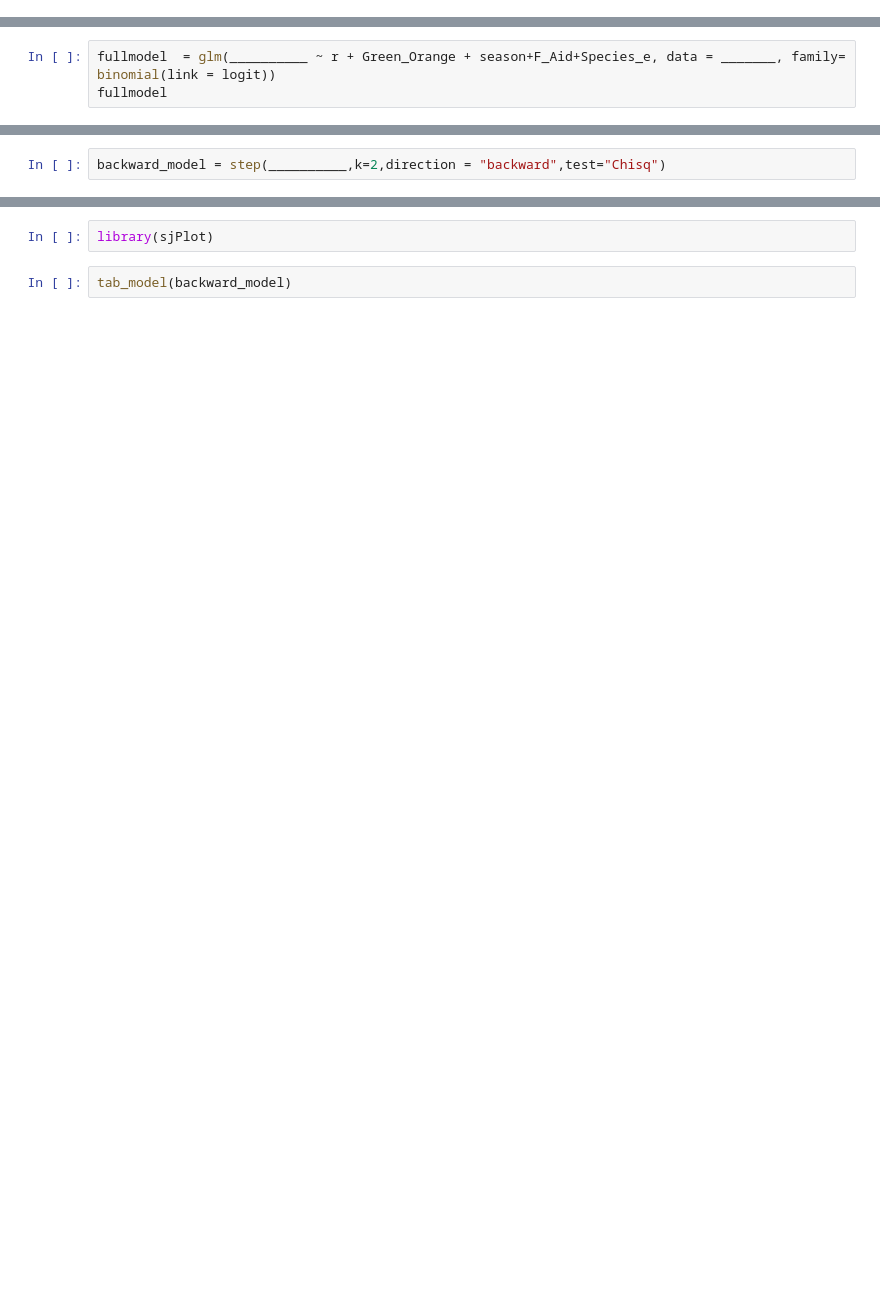
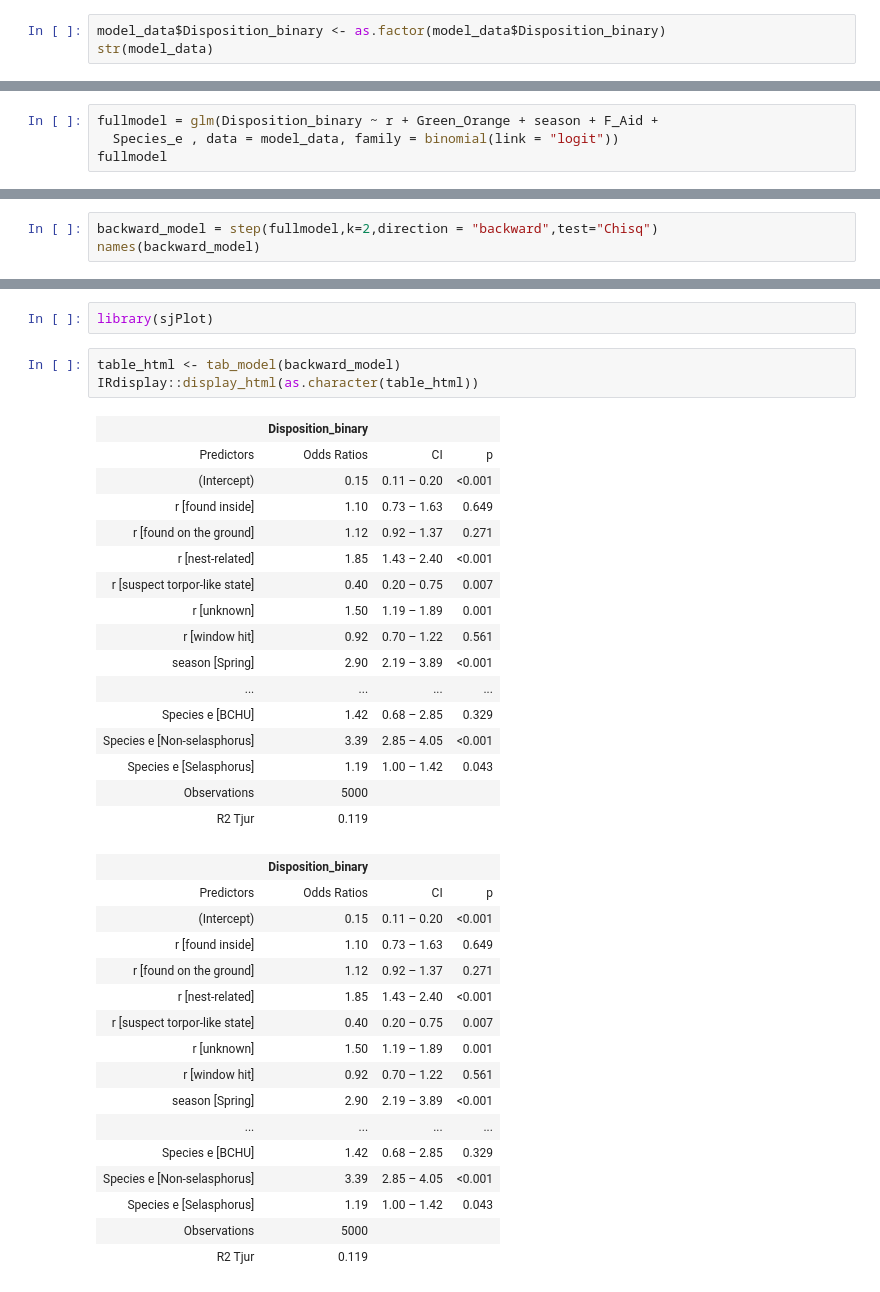
Before and after one commit to Amritavarc/MPM_200_Chennapragada, a Jupyter notebook: notebooks/assignment_1_will__hummers_survive_AmritaChennapragada.ipynb, the cells around one changed output, grey strips where cells are left out. Drawn from its saved outputs; the diff is of its cells as text; blank space fills up the shorter version.

```diff
--- a/notebooks/assignment_1_will__hummers_survive_AmritaChennapragada.ipynb
+++ b/notebooks/assignment_1_will__hummers_survive_AmritaChennapragada.ipynb
@@ -546,3 +548,6 @@ beep_colab("smb_stage_clear")   # mission complete 🍄
 # Section 4: Running full model and model selection
 # %% [markdown]
 1. Complete the code and fit a full model
+# %%
+model_data$Disposition_binary <- as.factor(model_data$Disposition_binary)
+str(model_data)
@@ -549,3 +570,4 @@ beep_colab("smb_stage_clear")   # mission complete 🍄
 # %%
-fullmodel  = glm(__________ ~ r + Green_Orange + season+F_Aid+Species_e, data = _______, family= binomial(link = logit))
+fullmodel = glm(Disposition_binary ~ r + Green_Orange + season + F_Aid +
+  Species_e , data = model_data, family = binomial(link = "logit"))
 fullmodel
@@ -552,4 +592,5 @@ fullmodel
 # %% [markdown]
 2. use following command with full model to do stepwise model selection
 # %%
-backward_model = step(__________,k=2,direction = "backward",test="Chisq")
+backward_model = step(fullmodel,k=2,direction = "backward",test="Chisq")
+names(backward_model)
@@ -566,4 +671,38 @@ explore individual attributes of the fitted model and read about it in the R doc
 # %%
 library(sjPlot)
-# %%
-tab_model(backward_model)
+# %%
+table_html <- tab_model(backward_model)
+IRdisplay::display_html(as.character(table_html))
+# %% [output]
+|  | Disposition_binary |  |  |
+| Predictors | Odds Ratios | CI | p |
+| (Intercept) | 0.15 | 0.11 – 0.20 | <0.001 |
+| r [found inside] | 1.10 | 0.73 – 1.63 | 0.649 |
+| r [found on the ground] | 1.12 | 0.92 – 1.37 | 0.271 |
+| r [nest-related] | 1.85 | 1.43 – 2.40 | <0.001 |
+| r [suspect torpor-like state] | 0.40 | 0.20 – 0.75 | 0.007 |
+| r [unknown] | 1.50 | 1.19 – 1.89 | 0.001 |
+| r [window hit] | 0.92 | 0.70 – 1.22 | 0.561 |
+| season [Spring] | 2.90 | 2.19 – 3.89 | <0.001 |
+| ... | ... | ... | ... |
+| Species e [BCHU] | 1.42 | 0.68 – 2.85 | 0.329 |
+| Species e [Non-selasphorus] | 3.39 | 2.85 – 4.05 | <0.001 |
+| Species e [Selasphorus] | 1.19 | 1.00 – 1.42 | 0.043 |
+| Observations | 5000 |  |  |
+| R2 Tjur | 0.119 |  |  |
+|  | Disposition_binary |  |  |
+| Predictors | Odds Ratios | CI | p |
+| (Intercept) | 0.15 | 0.11 – 0.20 | <0.001 |
+| r [found inside] | 1.10 | 0.73 – 1.63 | 0.649 |
+| r [found on the ground] | 1.12 | 0.92 – 1.37 | 0.271 |
+| r [nest-related] | 1.85 | 1.43 – 2.40 | <0.001 |
+| r [suspect torpor-like state] | 0.40 | 0.20 – 0.75 | 0.007 |
+| r [unknown] | 1.50 | 1.19 – 1.89 | 0.001 |
+| r [window hit] | 0.92 | 0.70 – 1.22 | 0.561 |
+| season [Spring] | 2.90 | 2.19 – 3.89 | <0.001 |
+| ... | ... | ... | ... |
+| Species e [BCHU] | 1.42 | 0.68 – 2.85 | 0.329 |
+| Species e [Non-selasphorus] | 3.39 | 2.85 – 4.05 | <0.001 |
+| Species e [Selasphorus] | 1.19 | 1.00 – 1.42 | 0.043 |
+| Observations | 5000 |  |  |
+| R2 Tjur | 0.119 |  |  |
```
Also changed, not shown: parts of 9 cells of this notebook.
